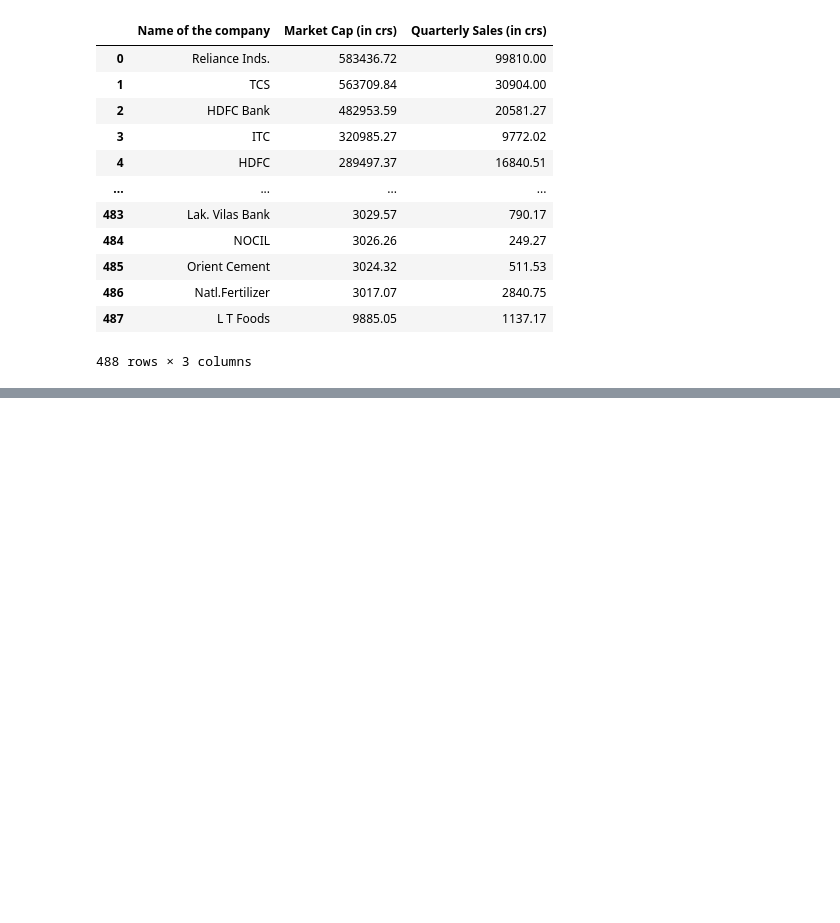
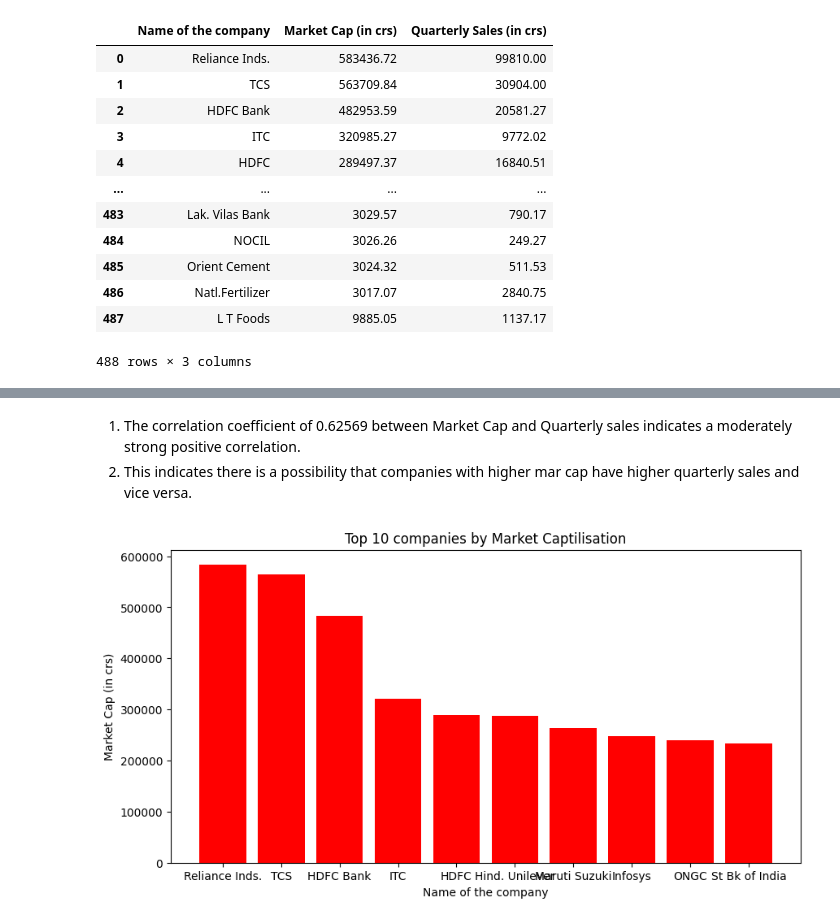
Before and after one commit to 18celsiya/Financial-analysis, a Jupyter notebook: Financial_Analytics.ipynb, the cells around one changed output, grey strips where cells are left out. Drawn from its saved outputs; the diff is of its cells as text; code cells hidden in the pictures; blank space fills up the shorter version.

```diff
--- a/Financial_Analytics.ipynb
+++ b/Financial_Analytics.ipynb
@@ -331,0 +358,17 @@ df
+# %% [markdown]
+1. The correlation coefficient of 0.62569 between Market Cap and Quarterly sales indicates a moderately strong positive correlation.
+2. This indicates there is a possibility that companies with higher mar cap have higher quarterly sales and vice versa.
+# %%
+# Top 10 companies by Market Capitalisation
+
+top_10_companies_mar_cap = df.nlargest(10, 'Market Cap (in crs)')
+
+#Plot of top 10 companies by Market Capitalisation
+plt.figure(figsize=(10, 5))
+plt.bar(top_10_companies_mar_cap['Name of the company'],top_10_companies_mar_cap['Market Cap (in crs)'], color = 'red')
+plt.xlabel('Name of the company')
+plt.ylabel('Market Cap (in crs)')
+plt.title('Top 10 companies by Market Captilisation')
+plt.show()
+# %% [output]
+[figure, added]
```
Also changed, not shown: parts of 15 cells of this notebook.
